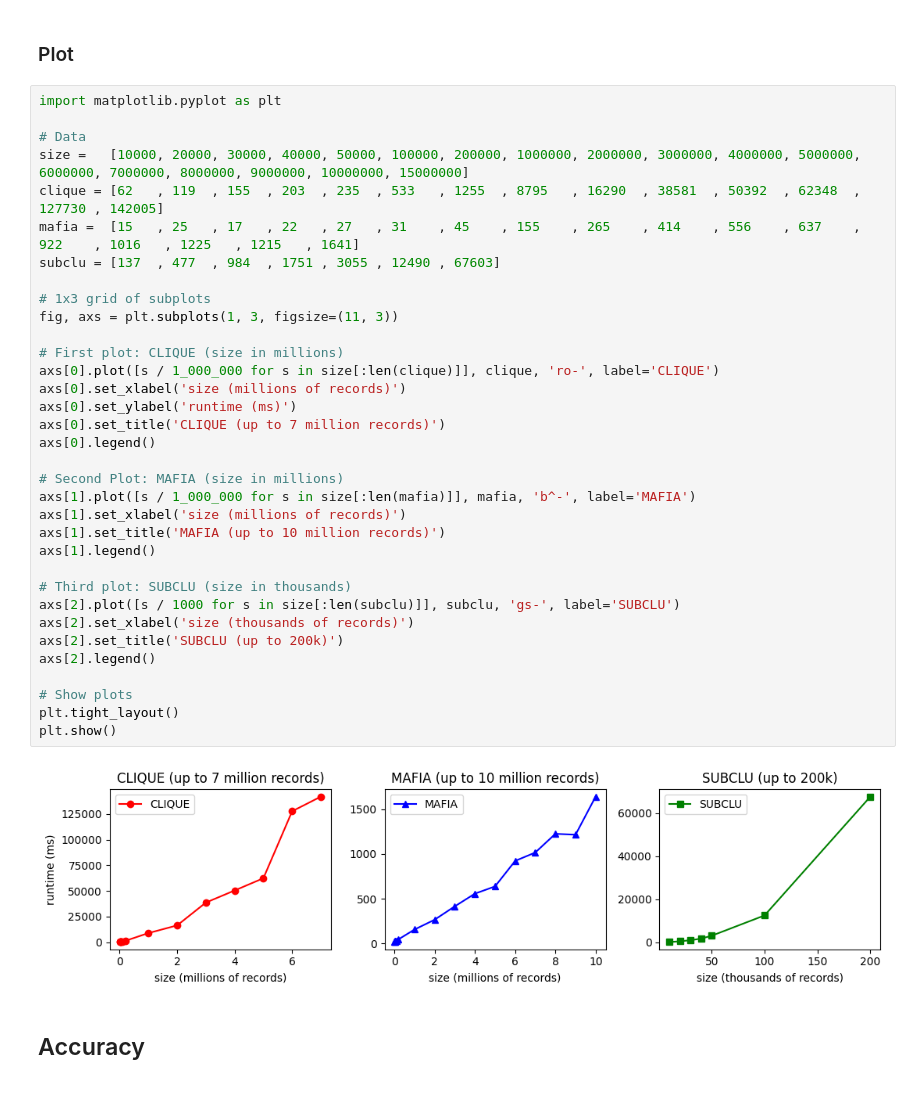
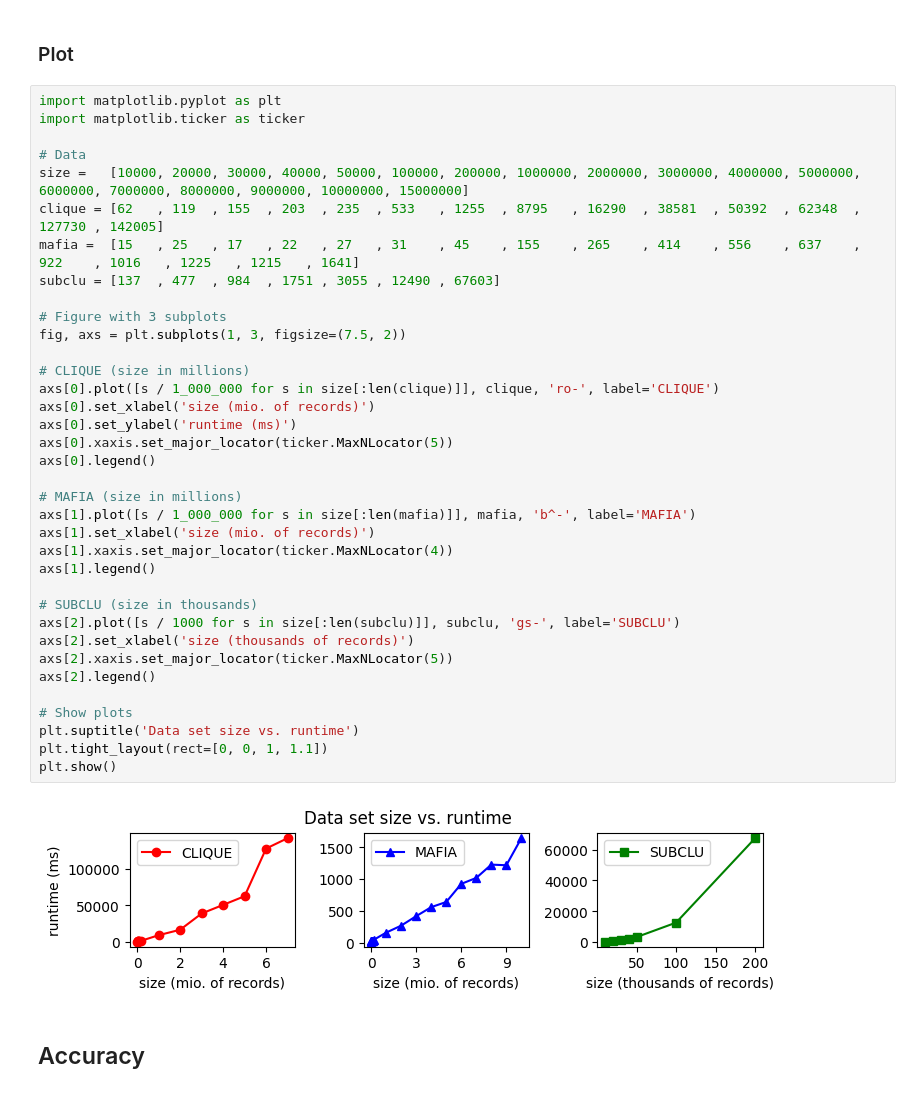
Before and after one commit to henrikdchristensen/SDU-Data-Mining-Exam, a Jupyter notebook: evaluation.ipynb, the cells around one changed output. Drawn from its saved outputs; the diff is of its cells as text.

```diff
--- a/evaluation.ipynb
+++ b/evaluation.ipynb
@@ -28,40 +28,42 @@ MAFIA:
 ### Plot
 # %%
 import matplotlib.pyplot as plt
+import matplotlib.ticker as ticker
 
 # Data
 size =   [10000, 20000, 30000, 40000, 50000, 100000, 200000, 1000000, 2000000, 3000000, 4000000, 5000000, 6000000, 7000000, 8000000, 9000000, 10000000, 15000000]
 clique = [62   , 119  , 155  , 203  , 235  , 533   , 1255  , 8795   , 16290  , 38581  , 50392  , 62348  , 127730 , 142005]
 mafia =  [15   , 25   , 17   , 22   , 27   , 31    , 45    , 155    , 265    , 414    , 556    , 637    , 922    , 1016   , 1225   , 1215   , 1641]
 subclu = [137  , 477  , 984  , 1751 , 3055 , 12490 , 67603]
 
-# 1x3 grid of subplots
-fig, axs = plt.subplots(1, 3, figsize=(11, 3))
+# Figure with 3 subplots
+fig, axs = plt.subplots(1, 3, figsize=(7.5, 2))
 
-# First plot: CLIQUE (size in millions)
+# CLIQUE (size in millions)
 axs[0].plot([s / 1_000_000 for s in size[:len(clique)]], clique, 'ro-', label='CLIQUE')
-axs[0].set_xlabel('size (millions of records)')
+axs[0].set_xlabel('size (mio. of records)')
 axs[0].set_ylabel('runtime (ms)')
-axs[0].set_title('CLIQUE (up to 7 million records)')
+axs[0].xaxis.set_major_locator(ticker.MaxNLocator(5))
 axs[0].legend()
 
-# Second Plot: MAFIA (size in millions)
+# MAFIA (size in millions)
 axs[1].plot([s / 1_000_000 for s in size[:len(mafia)]], mafia, 'b^-', label='MAFIA')
-axs[1].set_xlabel('size (millions of records)')
-axs[1].set_title('MAFIA (up to 10 million records)')
+axs[1].set_xlabel('size (mio. of records)')
+axs[1].xaxis.set_major_locator(ticker.MaxNLocator(4))
 axs[1].legend()
 
-# Third plot: SUBCLU (size in thousands)
+# SUBCLU (size in thousands)
 axs[2].plot([s / 1000 for s in size[:len(subclu)]], subclu, 'gs-', label='SUBCLU')
 axs[2].set_xlabel('size (thousands of records)')
-axs[2].set_title('SUBCLU (up to 200k)')
+axs[2].xaxis.set_major_locator(ticker.MaxNLocator(5))
 axs[2].legend()
 
 # Show plots
-plt.tight_layout()
+plt.suptitle('Data set size vs. runtime')
+plt.tight_layout(rect=[0, 0, 1, 1.1])
 plt.show()
 # %% [output]
-[figure, old version]
+[figure, new version]
 # %% [markdown]
 ## Accuracy
 # %% [markdown]
```
Also changed, not shown: parts of 20 cells of this notebook, 2 other files.
